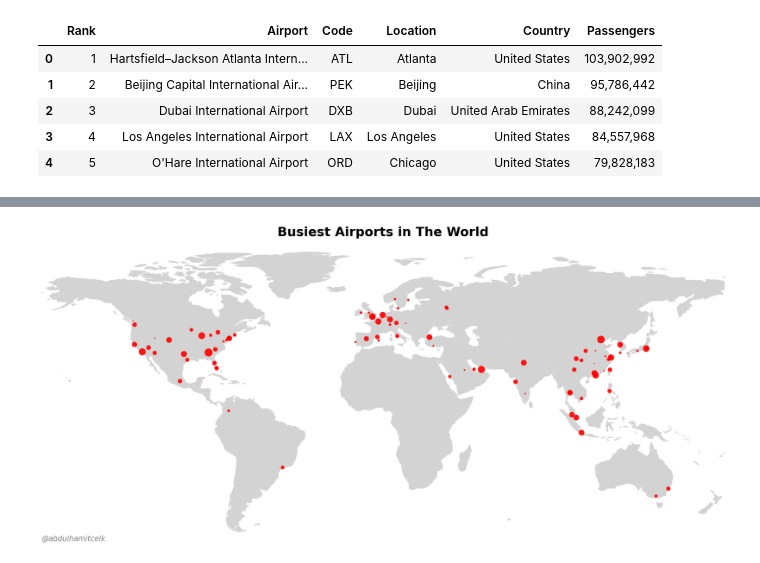
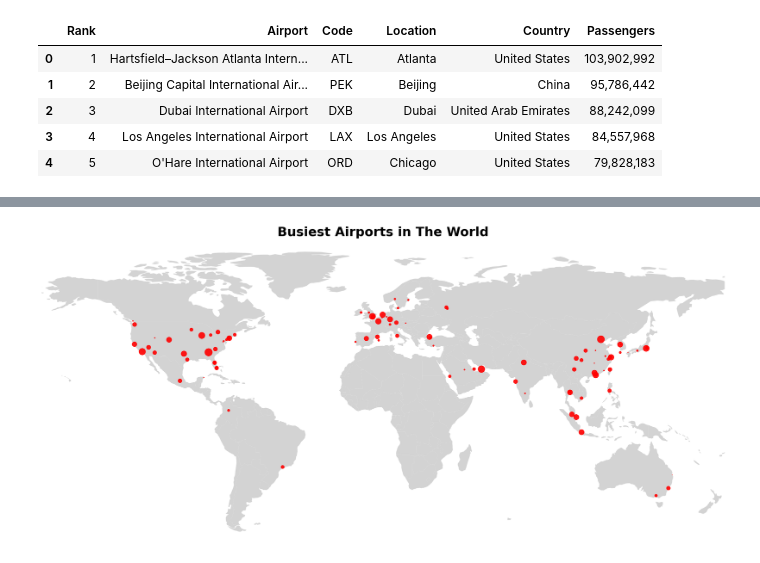
Before and after one commit to hmtcelik/geo-maps, a Jupyter notebook: src/busiest_airports.ipynb, the cells around one changed output, grey strips where cells are left out. Cells and saved outputs as stored; diff of their text form; code cells hidden in the pictures.

```diff
--- a/src/busiest_airports.ipynb
+++ b/src/busiest_airports.ipynb
@@ -50,20 +50,20 @@ gpdf = gpdf[~gpdf['iso_a3'].isin(excluded)]
 # %%
 fig, ax = plt.subplots(1, 1, figsize=(25,20))
 gpdf.plot(color="lightgrey", ax=ax)
 
 plt.scatter(df['Longitude'], df['Latitude'], s=230*df['Passengers'], alpha=0.9, c='red')
 
 ax.set_title('Busiest Airports in The World',
               fontdict={'fontsize': '26', 'fontweight': 'bold'})
 
 
 plt.xlim([-170, 180])
 plt.ylim([-60, 90])
 
 ax.set_axis_off()
 
-plt.text(-170, -60, "@abdulhamitcelk", fontstyle='italic', fontsize='15', color='#808080')
+# plt.text(-170, -60, "@abdulhamitcelk", fontstyle='italic', fontsize='15', color='#808080')
 
-plt.savefig("busiestairports.png", facecolor=fig.get_facecolor(), bbox_inches='tight')
+# plt.savefig("busiestairports.png", facecolor=fig.get_facecolor(), bbox_inches='tight')
 # %% [output]
-[figure, old version]
+[figure, new version]
```
